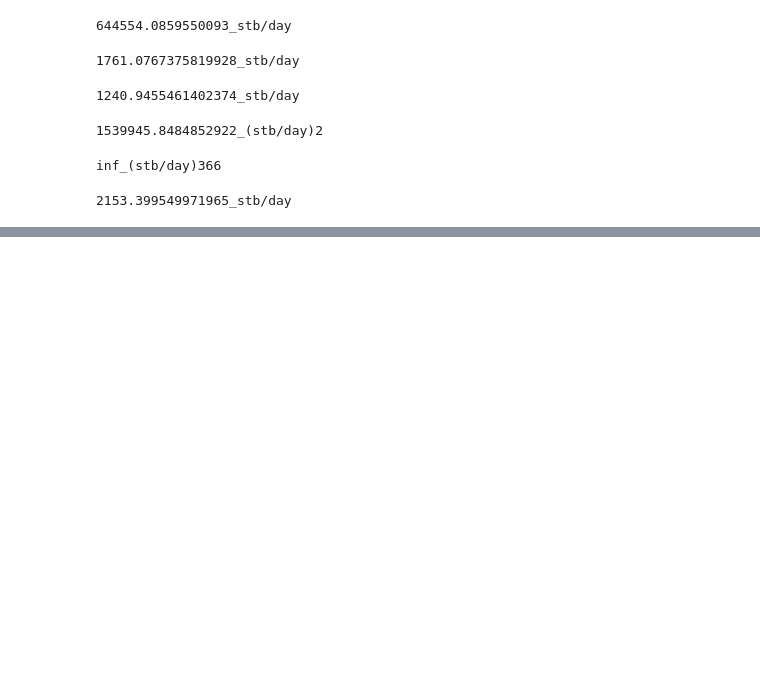
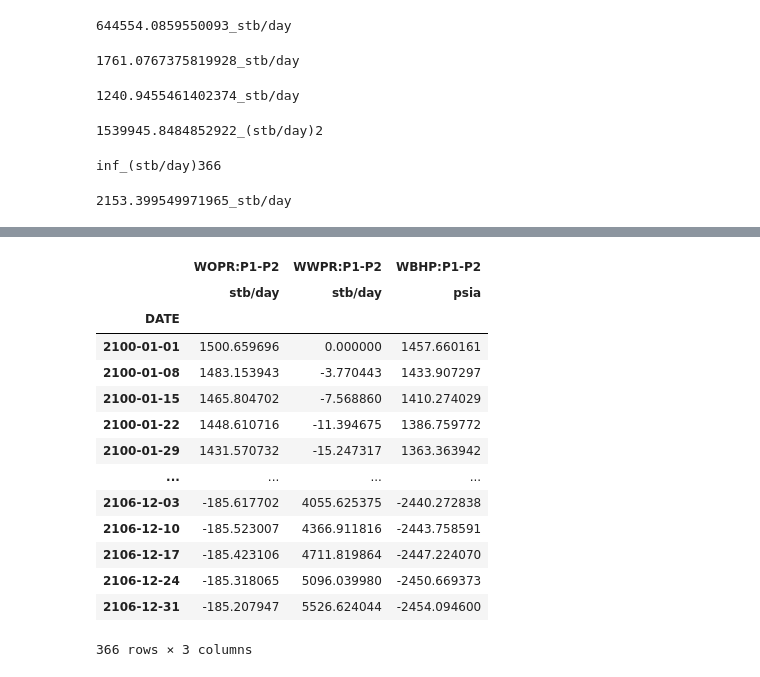
Before and after one commit to ayaranitram/simpandas, a Jupyter notebook: simpandas_demo.ipynb, the cells around one changed output, grey strips where cells are left out. Drawn from its saved outputs; the diff is of its cells as text; code cells hidden in the pictures; blank space fills up the shorter version.

```diff
--- a/simpandas_demo.ipynb
+++ b/simpandas_demo.ipynb
@@ -1151,0 +1417,18 @@ sample_prod[['WOPR:P2']] + sample_prod[['WOPR:P1']]
+# %%
+sample_prod[['P1']] - sample_prod[['P2']]
+# %% [output]
+|  | WOPR:P1-P2 | WWPR:P1-P2 | WBHP:P1-P2 |
+|  | stb/day | stb/day | psia |
+| DATE |  |  |  |
+| 2100-01-01 | 1500.659696 | 0.000000 | 1457.660161 |
+| 2100-01-08 | 1483.153943 | -3.770443 | 1433.907297 |
+| 2100-01-15 | 1465.804702 | -7.568860 | 1410.274029 |
+| 2100-01-22 | 1448.610716 | -11.394675 | 1386.759772 |
+| 2100-01-29 | 1431.570732 | -15.247317 | 1363.363942 |
+| ... | ... | ... | ... |
+| 2106-12-03 | -185.617702 | 4055.625375 | -2440.272838 |
+| 2106-12-10 | -185.523007 | 4366.911816 | -2443.758591 |
+| 2106-12-17 | -185.423106 | 4711.819864 | -2447.224070 |
+| 2106-12-24 | -185.318065 | 5096.039980 | -2450.669373 |
+| 2106-12-31 | -185.207947 | 5526.624044 | -2454.094600 |
+366 rows × 3 columns
```
Also changed, not shown: parts of 41 cells of this notebook.
